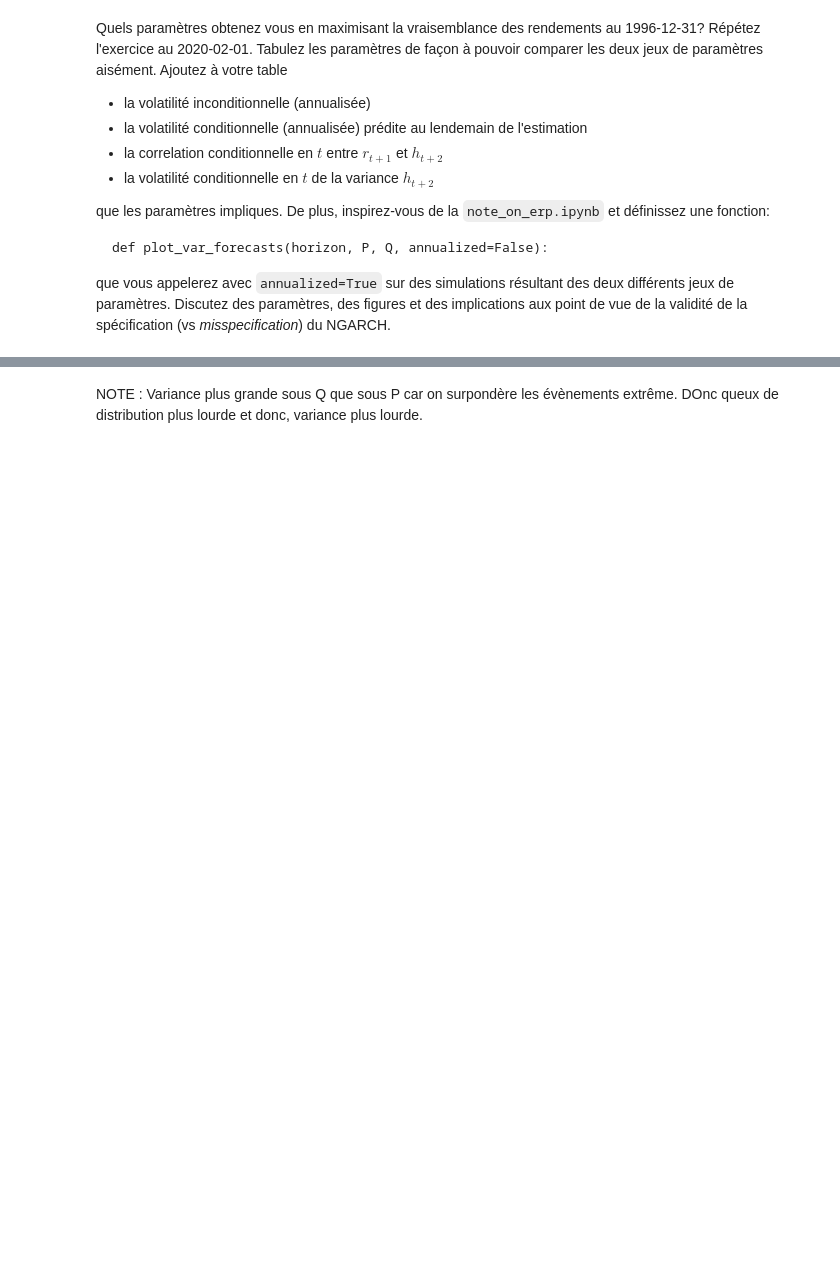
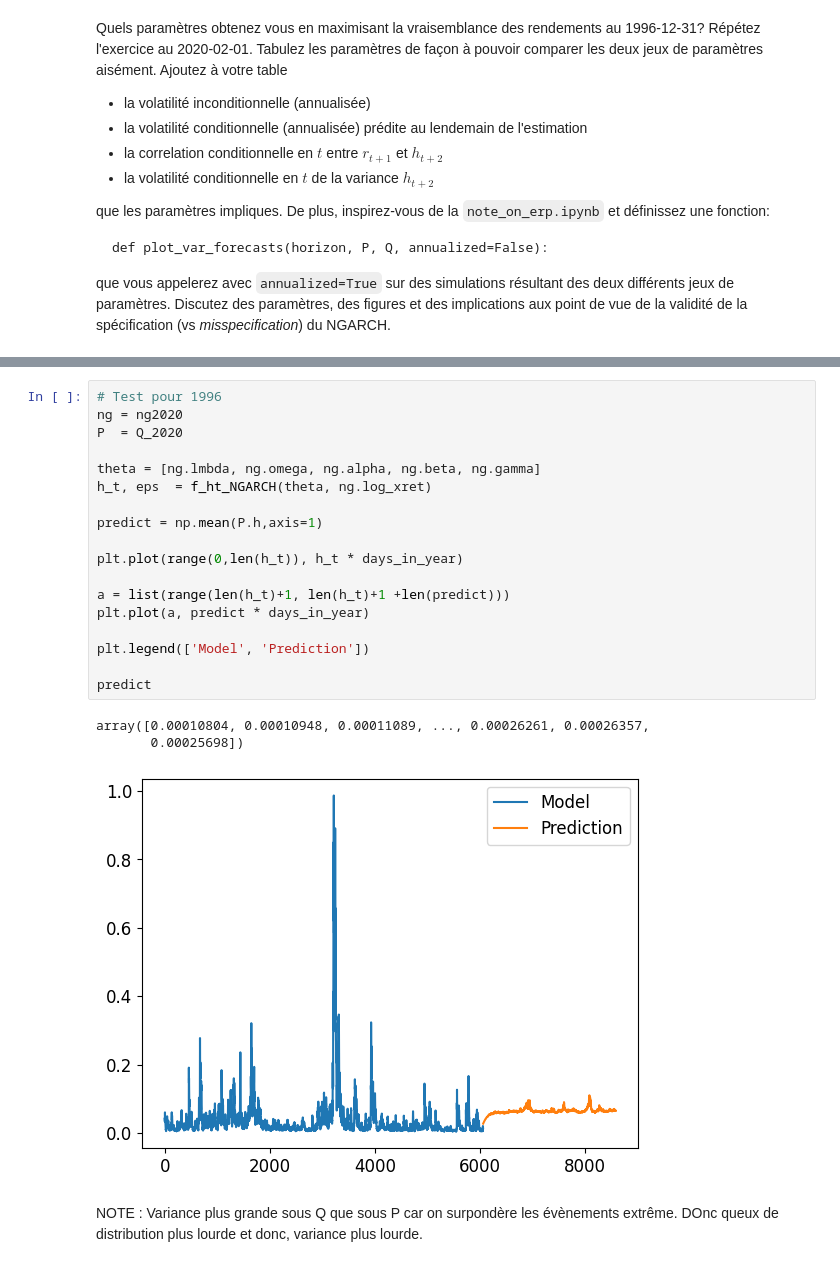
Before and after one commit to widelc/TP2_PD, a Jupyter notebook: assignment2.ipynb, the cells around one changed output, grey strips where cells are left out. Cells and saved outputs as stored; diff of their text form; blank space fills up the shorter version.

```diff
--- a/assignment2.ipynb
+++ b/assignment2.ipynb
@@ -93,3 +99,25 @@ plot    = plot_var_forecasts(horizon = horizon, P = [P_1996, P_2020], Q = [Q_199
+# %%
+# Test pour 1996
+ng = ng2020
+P  = Q_2020
+
+theta = [ng.lmbda, ng.omega, ng.alpha, ng.beta, ng.gamma]
+h_t, eps  = f_ht_NGARCH(theta, ng.log_xret)
+
+predict = np.mean(P.h,axis=1)
+
+plt.plot(range(0,len(h_t)), h_t * days_in_year)
+
+a = list(range(len(h_t)+1, len(h_t)+1 +len(predict)))
+plt.plot(a, predict * days_in_year)
+
+plt.legend(['Model', 'Prediction'])
+
+predict
+# %% [output]
+array([0.00010804, 0.00010948, 0.00011089, ..., 0.00026261, 0.00026357,
+       0.00025698])
+[figure, added]
 # %% [markdown]
 NOTE : Variance plus grande sous Q que sous P car on surpondère les évènements extrême. DOnc queux de distribution plus lourde et donc, variance plus lourde.
 # %% [markdown]
```
Also changed, not shown: parts of 11 cells of this notebook, 1 other file.
